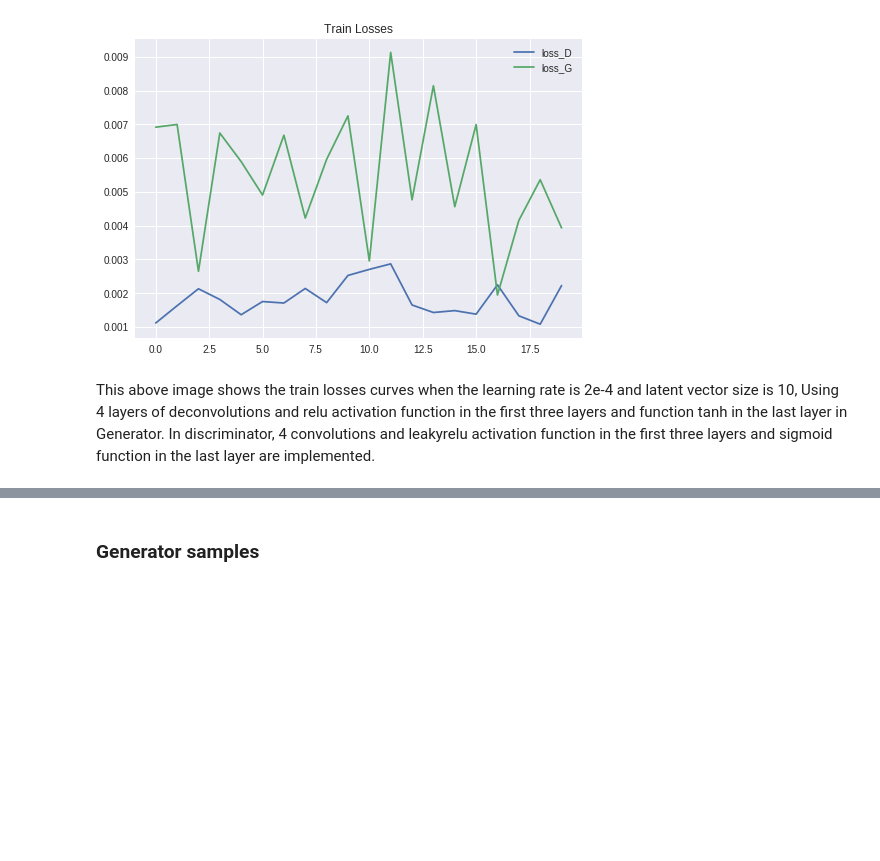
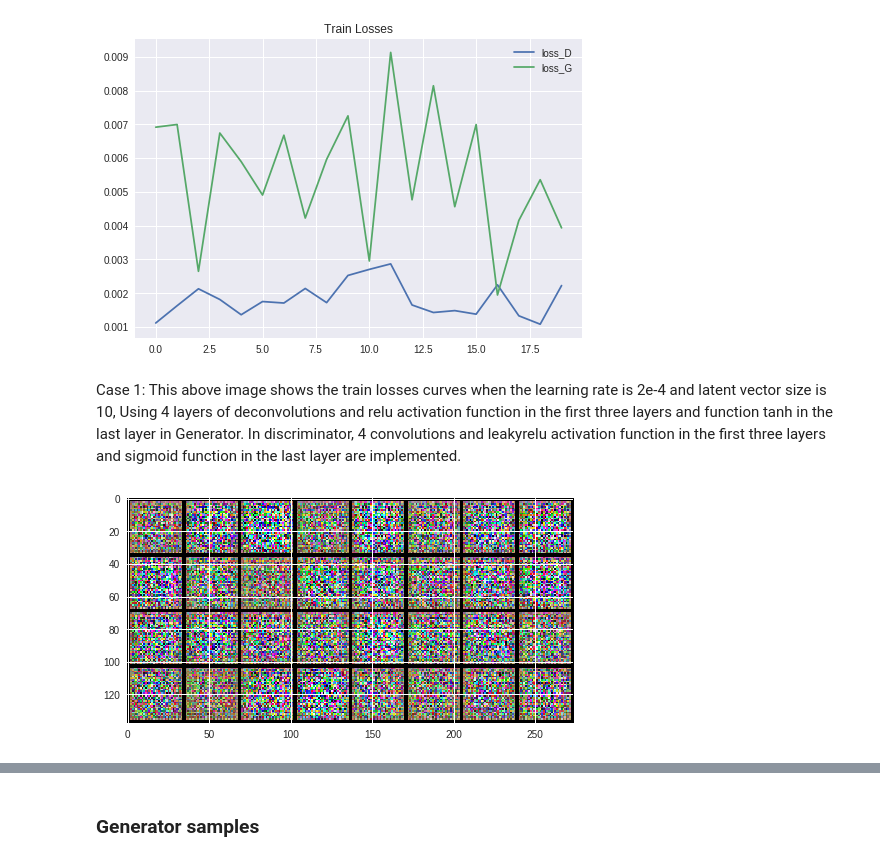
Before and after one commit to ZHONGCHUYUN/Deep_learning_cw3, a Jupyter notebook: 460cw3.ipynb, the cells around one changed output, grey strips where cells are left out. Saved outputs shown, nothing was run; the diff lists cells and outputs as text; code cells hidden in the pictures; blank space fills up the shorter version.

```diff
--- a/460cw3.ipynb
+++ b/460cw3.ipynb
@@ -711,4 +709,10 @@ Image("./CW/DCGAN/figure1.png")
 # %% [output]
 [figure]
 # %% [markdown]
-This above image shows the train losses curves when the learning rate is 2e-4 and latent vector size is 10, Using 4 layers of deconvolutions and relu activation function in the first three layers and function tanh in the last layer in Generator. In discriminator, 4 convolutions and leakyrelu activation function in the first three layers and sigmoid function in the last layer are implemented.
+Case 1: This above image shows the train losses curves when the learning rate is 2e-4 and latent vector size is 10, Using 4 layers of deconvolutions and relu activation function in the first three layers and function tanh in the last layer in Generator. In discriminator, 4 convolutions and leakyrelu activation function in the first three layers and sigmoid function in the last layer are implemented.
+# %%
+from IPython.display import Image
+from IPython.core.display import HTML
+Image("./CW/DCGAN/figure2.png")
+# %% [output]
+[figure, added]
```
Also changed, not shown: parts of 9 cells of this notebook.
